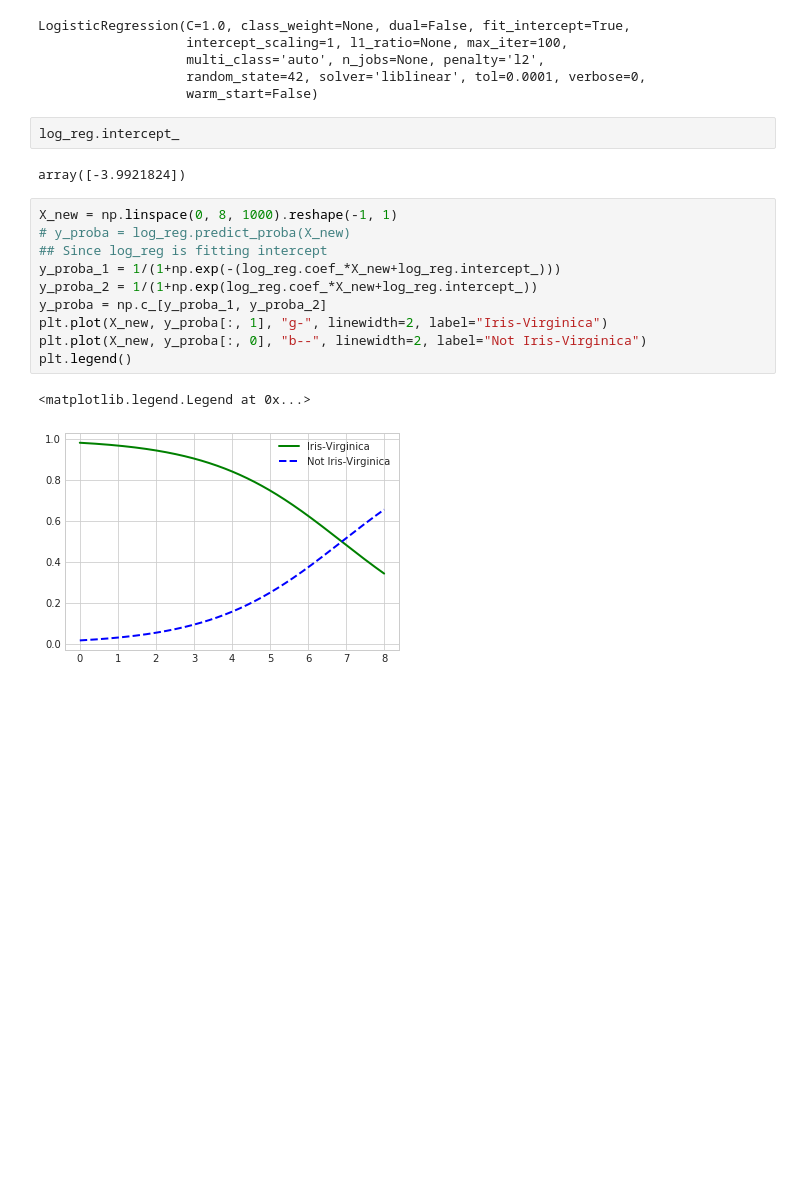
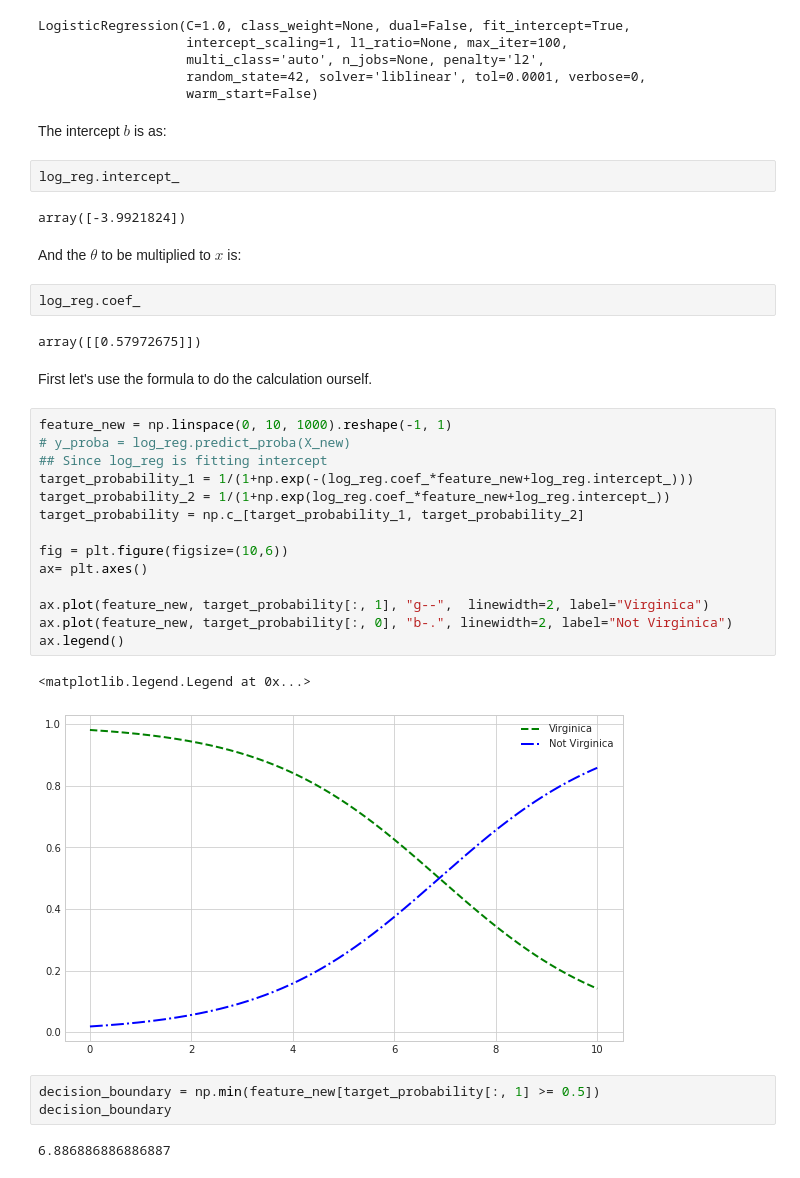
Before and after one commit to wrk1231/DataAnalysis-ML, a Jupyter notebook: Linear Model.ipynb, the cells around one changed output. Cells and saved outputs as stored; diff of their text form; blank space fills up the shorter version.

```diff
--- a/Linear Model.ipynb
+++ b/Linear Model.ipynb
@@ -781,20 +781,39 @@ LogisticRegression(C=1.0, class_weight=None, dual=False, fit_intercept=True,
                    multi_class='auto', n_jobs=None, penalty='l2',
                    random_state=42, solver='liblinear', tol=0.0001, verbose=0,
                    warm_start=False)
+# %% [markdown]
+The intercept $b$ is as:
 # %%
 log_reg.intercept_
 # %% [output]
 array([-3.9921824])
+# %% [markdown]
+And the $\theta$ to be multiplied to $x$ is:
+# %%
+log_reg.coef_
+# %% [output]
+array([[0.57972675]])
+# %% [markdown]
+First let's use the formula to do the calculation ourself.
 # %%
-X_new = np.linspace(0, 8, 1000).reshape(-1, 1)
+feature_new = np.linspace(0, 10, 1000).reshape(-1, 1)
 # y_proba = log_reg.predict_proba(X_new)
 ## Since log_reg is fitting intercept
-y_proba_1 = 1/(1+np.exp(-(log_reg.coef_*X_new+log_reg.intercept_)))
-y_proba_2 = 1/(1+np.exp(log_reg.coef_*X_new+log_reg.intercept_))
-y_proba = np.c_[y_proba_1, y_proba_2]
-plt.plot(X_new, y_proba[:, 1], "g-", linewidth=2, label="Iris-Virginica")
-plt.plot(X_new, y_proba[:, 0], "b--", linewidth=2, label="Not Iris-Virginica")
-plt.legend()
+target_probability_1 = 1/(1+np.exp(-(log_reg.coef_*feature_new+log_reg.intercept_)))
+target_probability_2 = 1/(1+np.exp(log_reg.coef_*feature_new+log_reg.intercept_))
+target_probability = np.c_[target_probability_1, target_probability_2]
+
+fig = plt.figure(figsize=(10,6))
+ax= plt.axes()
+
+ax.plot(feature_new, target_probability[:, 1], "g--",  linewidth=2, label="Virginica")
+ax.plot(feature_new, target_probability[:, 0], "b-.", linewidth=2, label="Not Virginica")
+ax.legend()
 # %% [output]
 <matplotlib.legend.Legend at 0x...>
-[figure, old version]
+[figure, new version]
+# %%
+decision_boundary = np.min(feature_new[target_probability[:, 1] >= 0.5])
+decision_boundary
+# %% [output]
+6.886886886886887
```
Also changed, not shown: parts of 22 cells of this notebook.
